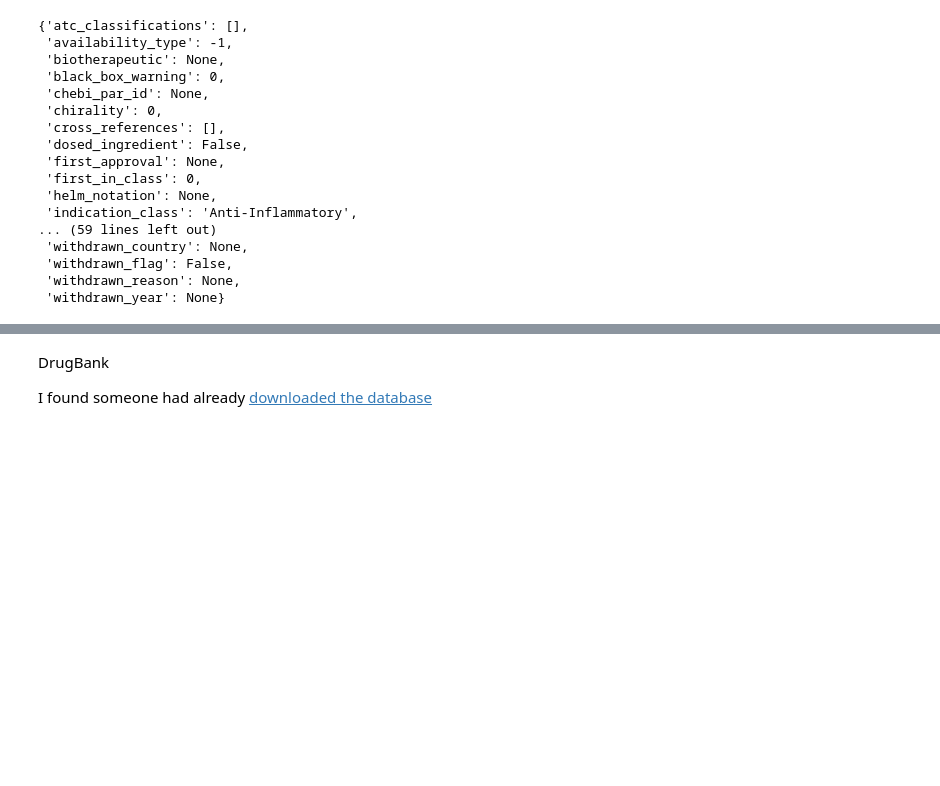
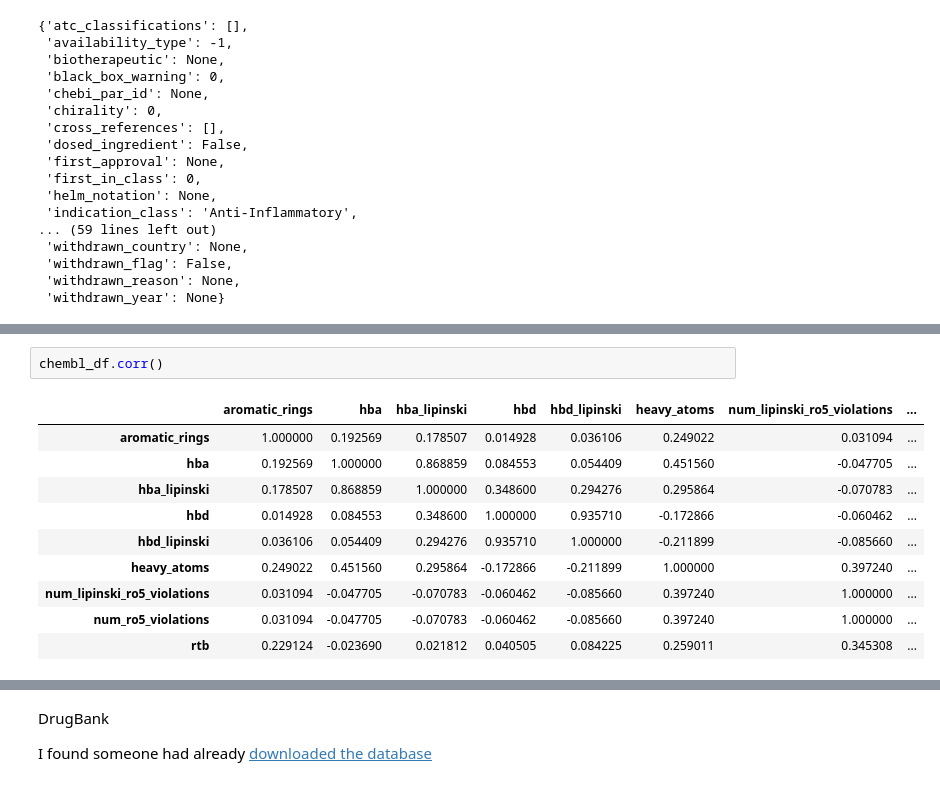
Before and after one commit to ahy3nz/ahy3nz.github.io, a Jupyter notebook: files/notebooks/2020-05-06-study_covid_moonshot.ipynb, the cells around one changed output, grey strips where cells are left out. Saved outputs shown, nothing was run; the diff lists cells and outputs as text; blank space fills up the shorter version.

```diff
--- a/files/notebooks/2020-05-06-study_covid_moonshot.ipynb
+++ b/files/notebooks/2020-05-06-study_covid_moonshot.ipynb
@@ -352,0 +397,13 @@ chembl_df.head()
+# %%
+chembl_df.corr()
+# %% [output]
+|  | aromatic_rings | hba | hba_lipinski | hbd | hbd_lipinski | heavy_atoms | num_lipinski_ro5_violations | ... |
+| aromatic_rings | 1.000000 | 0.192569 | 0.178507 | 0.014928 | 0.036106 | 0.249022 | 0.031094 | ... |
+| hba | 0.192569 | 1.000000 | 0.868859 | 0.084553 | 0.054409 | 0.451560 | -0.047705 | ... |
+| hba_lipinski | 0.178507 | 0.868859 | 1.000000 | 0.348600 | 0.294276 | 0.295864 | -0.070783 | ... |
+| hbd | 0.014928 | 0.084553 | 0.348600 | 1.000000 | 0.935710 | -0.172866 | -0.060462 | ... |
+| hbd_lipinski | 0.036106 | 0.054409 | 0.294276 | 0.935710 | 1.000000 | -0.211899 | -0.085660 | ... |
+| heavy_atoms | 0.249022 | 0.451560 | 0.295864 | -0.172866 | -0.211899 | 1.000000 | 0.397240 | ... |
+| num_lipinski_ro5_violations | 0.031094 | -0.047705 | -0.070783 | -0.060462 | -0.085660 | 0.397240 | 1.000000 | ... |
+| num_ro5_violations | 0.031094 | -0.047705 | -0.070783 | -0.060462 | -0.085660 | 0.397240 | 1.000000 | ... |
+| rtb | 0.229124 | -0.023690 | 0.021812 | 0.040505 | 0.084225 | 0.259011 | 0.345308 | ... |
```
Also changed, not shown: parts of 18 cells of this notebook, 4 other files.
